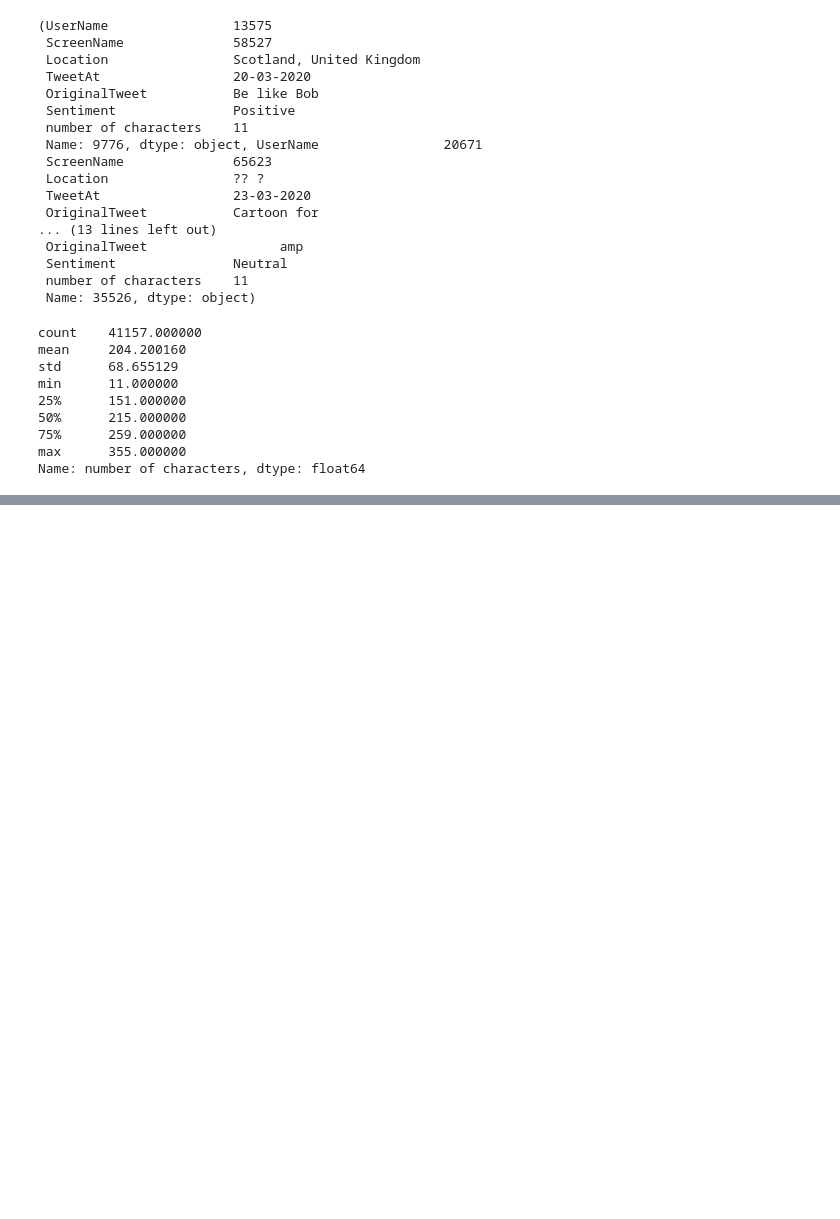
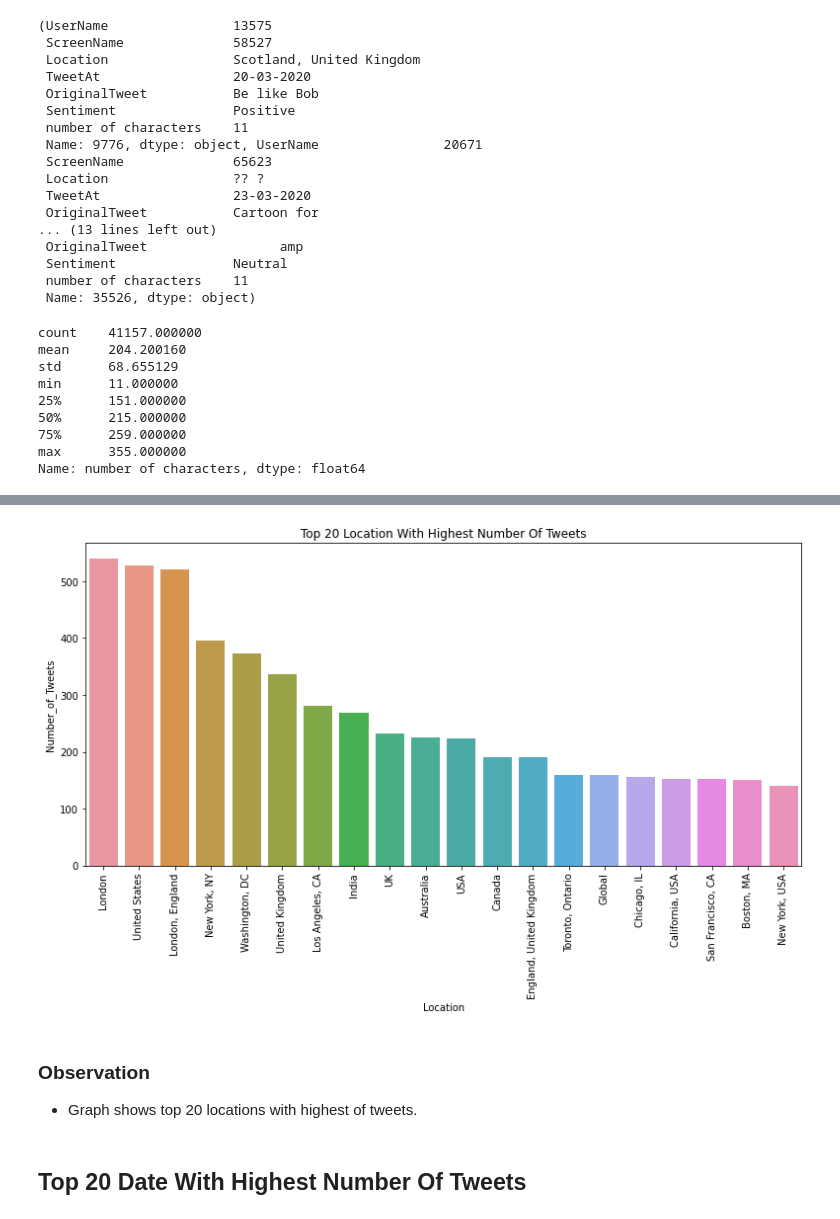
Before and after one commit to kasmintalukdar/Coronavirus-Tweet-Sentiment-Analysis, a Jupyter notebook: Coronavirus_Tweet_Sentiment_Analysis_final_by_kasmin_Capstone_Project.ipynb, the cells around one changed output, grey strips where cells are left out. Drawn from its saved outputs; the diff is of its cells as text; code cells hidden in the pictures; blank space fills up the shorter version.

```diff
--- a/Coronavirus_Tweet_Sentiment_Analysis_final_by_kasmin_Capstone_Project.ipynb
+++ b/Coronavirus_Tweet_Sentiment_Analysis_final_by_kasmin_Capstone_Project.ipynb
@@ -276,0 +291,5 @@ Name: number of characters, dtype: float64
+# %%
+tweet_location=tweet_df['Location'].value_counts().reset_index().rename(columns = {'index':'Location','Location':'Number_of_Tweets'})
+# %%
+tweet_location=tweet_location.sort_values(by='Number_of_Tweets',ascending=False).head(20)
+tweet_location
@@ -276,0 +314,14 @@ Name: number of characters, dtype: float64
+# %%
+plt.figure(figsize=(13,6))
+sns.barplot(data=tweet_location, x="Location",y="Number_of_Tweets");
+plt.xticks(rotation=90);
+plt.title('Top 20 Location With Highest Number Of Tweets');
+# %% [output]
+[figure, added]
+# %% [markdown]
+### Observation
+
+
+*   Graph shows top 20 locations with highest of tweets.
+# %% [markdown]
+## Top 20 Date With Highest Number Of Tweets
```
Also changed, not shown: parts of 24 cells of this notebook.
